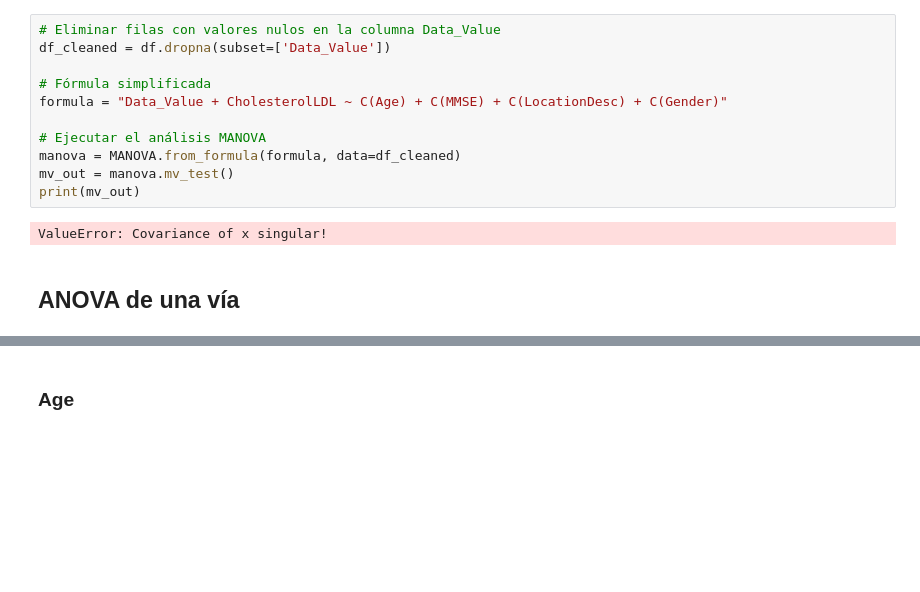
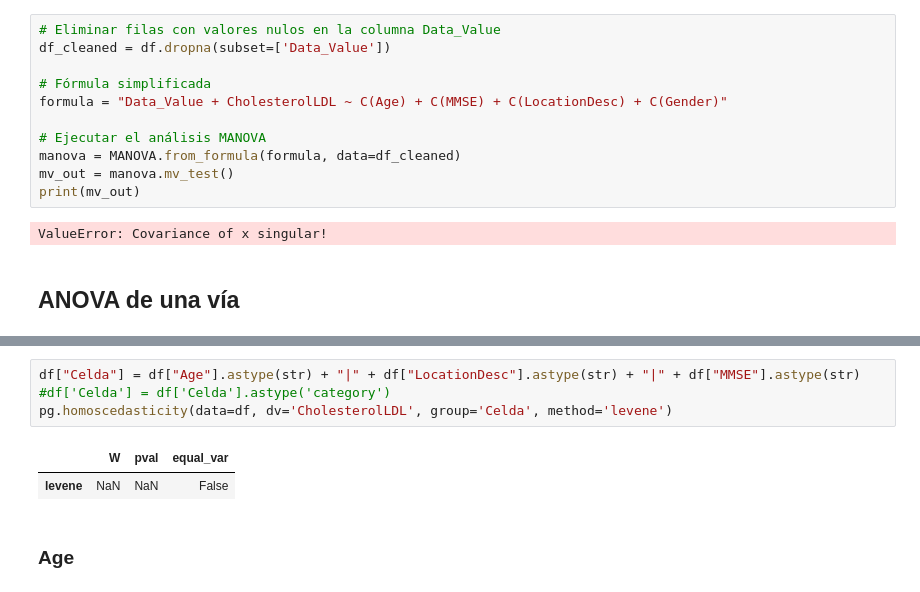
Before and after one commit to Bioestadistica-2025-2/Proyecto-Final, a Jupyter notebook: Proyecto_Final.ipynb, the cells around one changed output, grey strips where cells are left out. Drawn from its saved outputs; the diff is of its cells as text; blank space fills up the shorter version.

```diff
--- a/Proyecto_Final.ipynb
+++ b/Proyecto_Final.ipynb
@@ -253,3 +265,10 @@ Length: 2149, dtype: float64
+# %%
+df["Celda"] = df["Age"].astype(str) + "|" + df["LocationDesc"].astype(str) + "|" + df["MMSE"].astype(str)
+#df['Celda'] = df['Celda'].astype('category')
+pg.homoscedasticity(data=df, dv='CholesterolLDL', group='Celda', method='levene')
+# %% [output]
+|  | W | pval | equal_var |
+| levene | NaN | NaN | False |
 # %% [markdown]
 ### Age
 # %%
```
Also changed, not shown: parts of 12 cells of this notebook.
